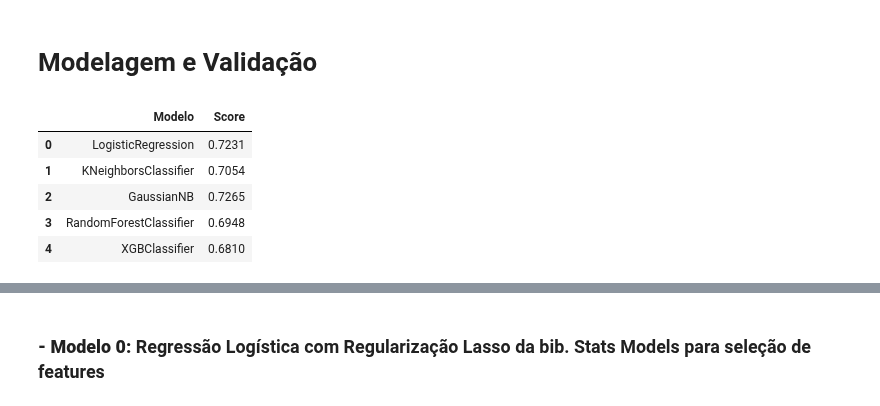
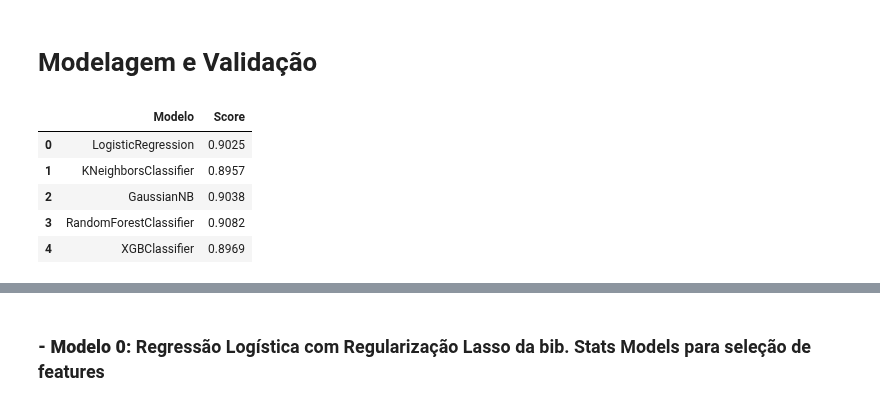
Before and after one commit to faustinothiagos/Project_Workshop_3_DS_Digital_House, a Jupyter notebook: workshop3.ipynb, the cells around one changed output, grey strips where cells are left out. Cells and saved outputs as stored; diff of their text form; code cells hidden in the pictures.

```diff
--- a/workshop3.ipynb
+++ b/workshop3.ipynb
@@ -411,19 +383,24 @@ features = ['Age', 'T_Stage', 'N_Stage', 'Grade', 'Tumor_Size',
 # usando o método Summary do StatsModels em um modelo somente para fins de seleção de features (tabela de coeficientes e testes de hipótese)
 # e de acordo com a métrica VIF (Variance Inflation Factor), que detecta varíaveis com alta Multicolinearidade
 
-features_seletas = ['N_Stage', 'Tumor_Size',
-                    'Survival_Months', 'Progesterone_Status_Positive'
+# features_seletas = ['N_Stage', 'Tumor_Size',
+#                     'Survival_Months', 'Progesterone_Status_Positive'
+#                     ]
+
+features_seletas = ['Tumor_Size', 'Regional_Node_Examined', 'Regional_Node_Positive',
+                    'Survival_Months', 'Estrogen_Status_Positive', 'A_Stage_Regional',
+                    'Race_White', 'Age'
                     ]
 
-X = df_simetrico[features_seletas]
-y = df_simetrico['Status']
+X = df[features_seletas]
+y = df['Status']
 # %% [markdown]
 #### Splits
 # %%
 # Fazendo Split tanto para Dataset com features JÁ SELECIONADAS quanto para Dataset com todas as features
-X_train, X_test, y_train, y_test = train_test_split(X, y, test_size = 0.25, random_state = 42)
+X_train, X_test, y_train, y_test = train_test_split(X, y, test_size = 0.25, stratify = y, random_state = 42)
 
-X_train_todas_feats, X_test_todas_feats, y_train_todas_feats, y_test_todas_feats = train_test_split(df_simetrico[features], y, test_size = 0.25, random_state = 42)
+X_train_todas_feats, X_test_todas_feats, y_train_todas_feats, y_test_todas_feats = train_test_split(df.drop('Status', axis=1), df['Status'], test_size = 0.25, stratify=df['Status'], random_state = 42)
 # %% [markdown]
 #### Normalização de variáveis numéricas
 # %%
@@ -467,28 +444,28 @@ from sklearn.model_selection import cross_val_score, StratifiedKFold, cross_vali
 # %%
 # Criando comparação de acurácia entre os 5 modelos escolhidos
 
 comparacao_modelos = pd.DataFrame(columns = ['Modelo', 'Score'])
 
 modelos = [LogisticRegression(),
            KNeighborsClassifier(),
            GaussianNB(),
            RandomForestClassifier(),
            XGBClassifier(use_label_encoder=False, eval_metric='logloss')
            ]
 
 for model in modelos:
     model_name = model.__class__.__name__
-    scores = cross_val_score(model, X_train, y_train, cv = 10, scoring = 'accuracy')
+    scores = cross_val_score(model, X_train_numericals_todas_feats, y_train_todas_feats, cv = 10, scoring = 'accuracy')
     comparacao_modelos.loc[len(comparacao_modelos)] = [model_name, scores.mean().round(4)]
 
 comparacao_modelos
 # %% [output]
 |  | Modelo | Score |
-| 0 | LogisticRegression | 0.7231 |
-| 1 | KNeighborsClassifier | 0.7054 |
-| 2 | GaussianNB | 0.7265 |
-| 3 | RandomForestClassifier | 0.6948 |
-| 4 | XGBClassifier | 0.6810 |
+| 0 | LogisticRegression | 0.9025 |
+| 1 | KNeighborsClassifier | 0.8957 |
+| 2 | GaussianNB | 0.9038 |
+| 3 | RandomForestClassifier | 0.9082 |
+| 4 | XGBClassifier | 0.8969 |
 # %%
 def calc_vif(data):
     vif_df = pd.DataFrame(columns=['Var', 'VIF'])
```
Also changed, not shown: parts of 33 cells of this notebook.
